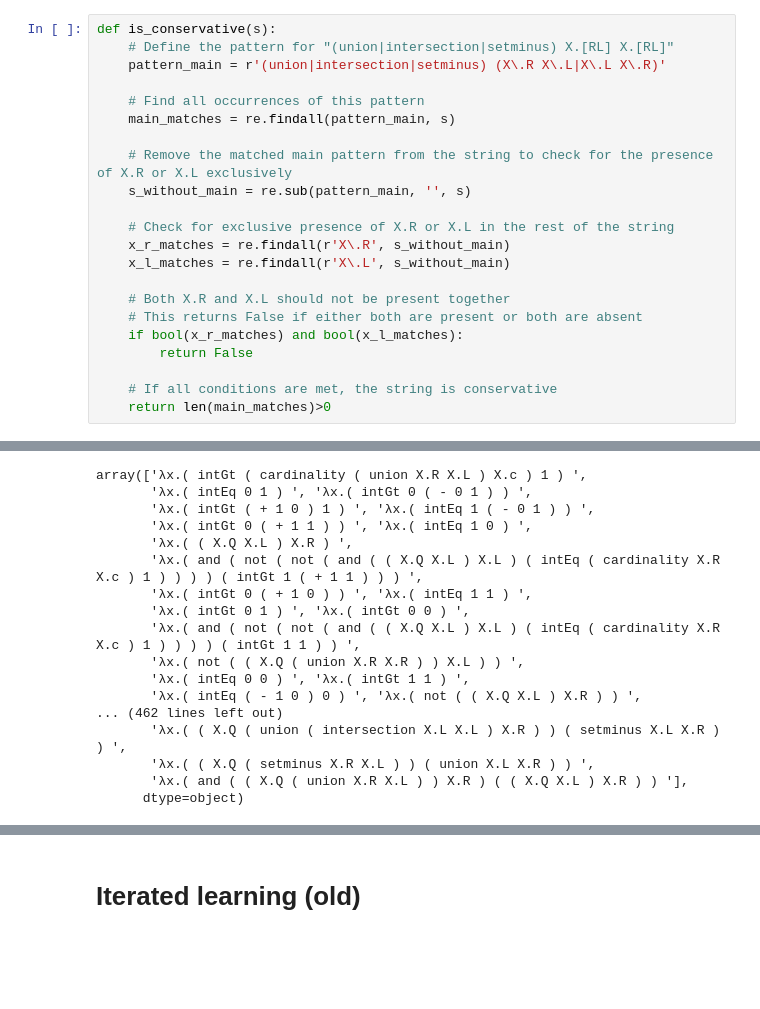
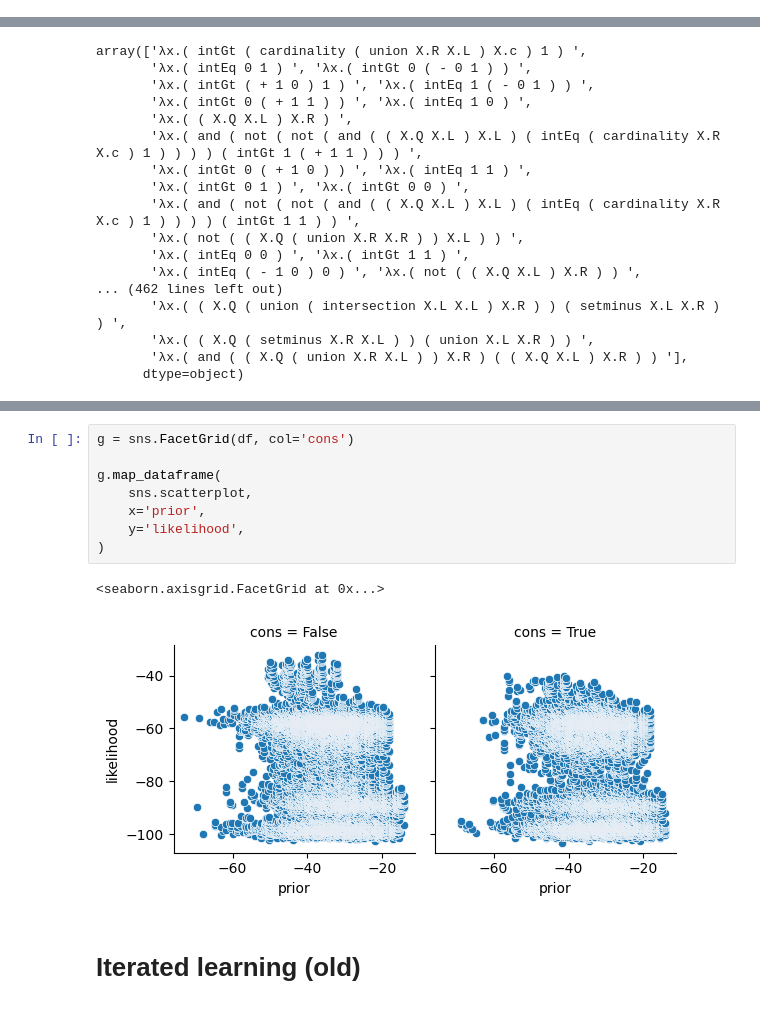
Before and after one commit to thelogicalgrammar/compositionalModes, a Jupyter notebook: analysis/quantifiers/analysis.ipynb, the cells around one changed output, grey strips where cells are left out. Saved outputs shown, nothing was run; the diff lists cells and outputs as text; blank space fills up the shorter version.

```diff
--- a/analysis/quantifiers/analysis.ipynb
+++ b/analysis/quantifiers/analysis.ipynb
@@ -10,27 +12,5 @@ import re
 # %% [markdown]
 # Define some utils
-# %%
-def is_conservative(s):
-    # Define the pattern for "(union|intersection|setminus) X.[RL] X.[RL]"
-    pattern_main = r'(union|intersection|setminus) (X\.R X\.L|X\.L X\.R)'
-
-    # Find all occurrences of this pattern
-    main_matches = re.findall(pattern_main, s)
-
-    # Remove the matched main pattern from the string to check for the presence of X.R or X.L exclusively
-    s_without_main = re.sub(pattern_main, '', s)
-
-    # Check for exclusive presence of X.R or X.L in the rest of the string
-    x_r_matches = re.findall(r'X\.R', s_without_main)
-    x_l_matches = re.findall(r'X\.L', s_without_main)
-
-    # Both X.R and X.L should not be present together
-    # This returns False if either both are present or both are absent
-    if bool(x_r_matches) and bool(x_l_matches):
-        return False
-
-    # If all conditions are met, the string is conservative
-    return len(main_matches)>0
 # %%
 def parse_sexpr(s):
     """Parse a string s into a nested list representation of s-expressions."""
@@ -402,3 +302,14 @@ df[df['cons']==False].sort_values('lik').iloc[-10:]['h'].to_list()
+# %%
+g = sns.FacetGrid(df, col='cons')
+
+g.map_dataframe(
+    sns.scatterplot,
+    x='prior',
+    y='likelihood',
+)
+# %% [output]
+<seaborn.axisgrid.FacetGrid at 0x...>
+[figure, new version]
 # %% [markdown]
 # Iterated learning (old)
 # %% [markdown]
```
Also changed, not shown: parts of 31 cells of this notebook, 5 other files.
